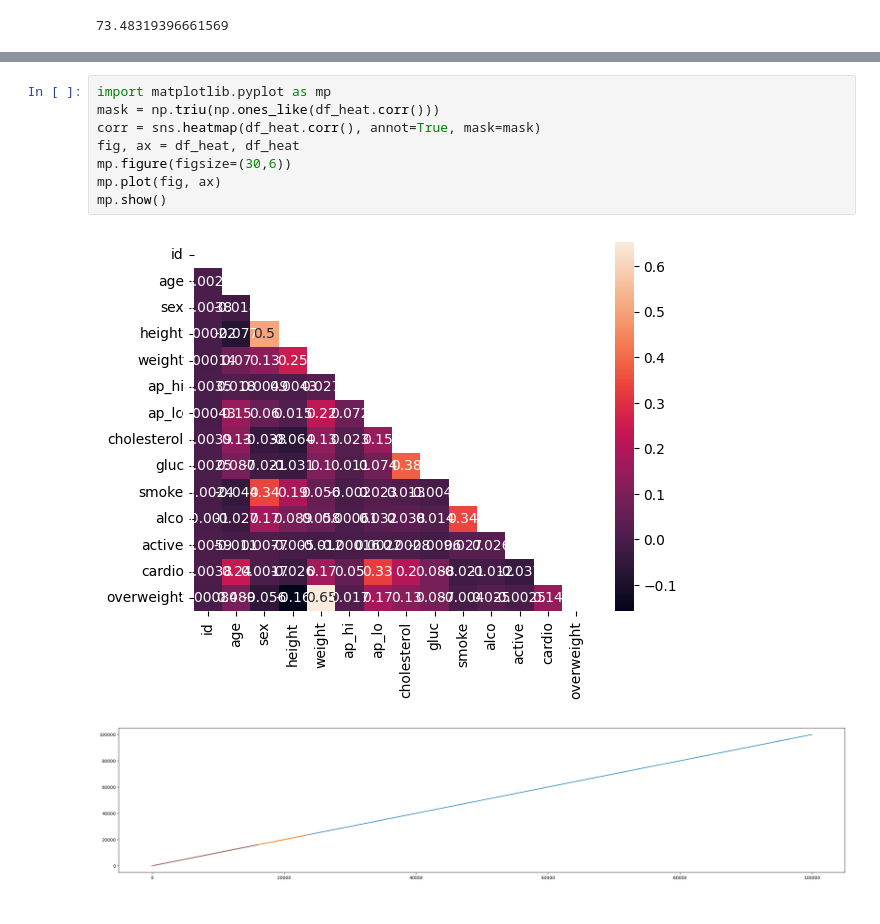
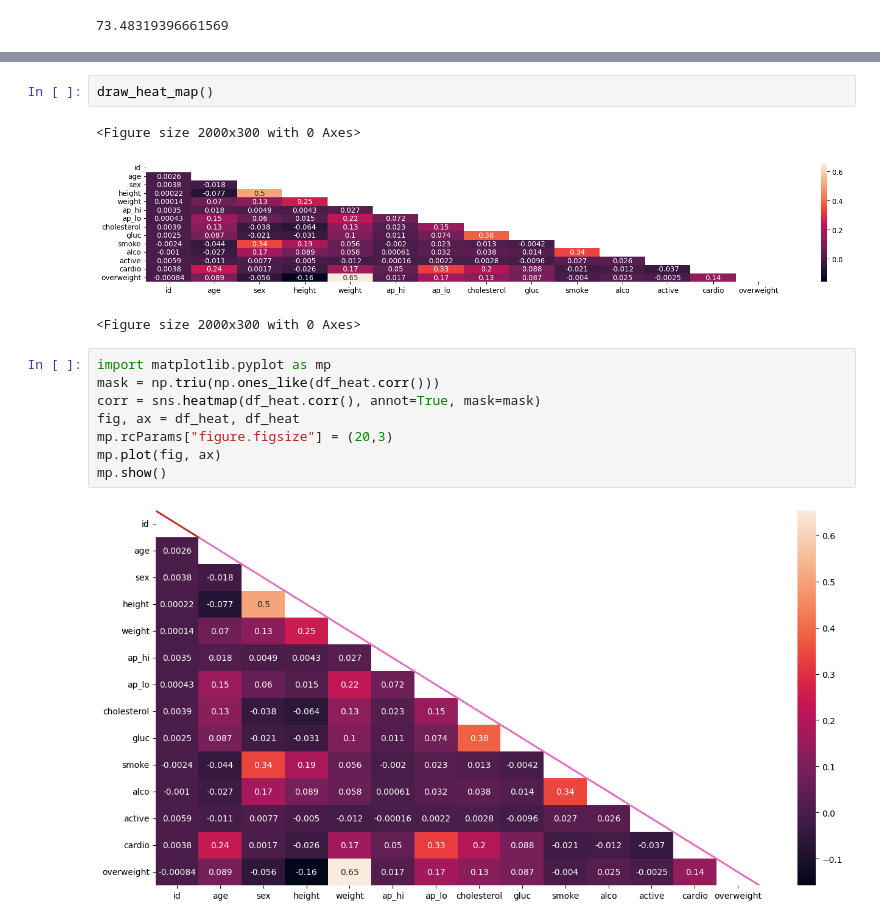
Before and after one commit to abeflores/Data_Analysis_with_Python, a Jupyter notebook: medical_data_visualizer.ipynb, the cells around one changed output, grey strips where cells are left out. Saved outputs shown, nothing was run; the diff lists cells and outputs as text.

```diff
--- a/medical_data_visualizer.ipynb
+++ b/medical_data_visualizer.ipynb
@@ -236,14 +234,19 @@ def draw_heat_map():
     # Do not modify the next two lines
     fig.savefig('heatmap.png')
     return fig
+# %%
+draw_heat_map()
+# %% [output]
+<Figure size 2000x300 with 0 Axes>
+[figure, added]
+<Figure size 2000x300 with 0 Axes>
 # %%
 import matplotlib.pyplot as mp
 mask = np.triu(np.ones_like(df_heat.corr()))
 corr = sns.heatmap(df_heat.corr(), annot=True, mask=mask)
 fig, ax = df_heat, df_heat
-mp.figure(figsize=(30,6))
+mp.rcParams["figure.figsize"] = (20,3)
 mp.plot(fig, ax)
 mp.show()
 # %% [output]
-[figure, old version]
+[figure, new version]
-[figure, removed]
```
Also changed, not shown: parts of 1 cell of this notebook.
